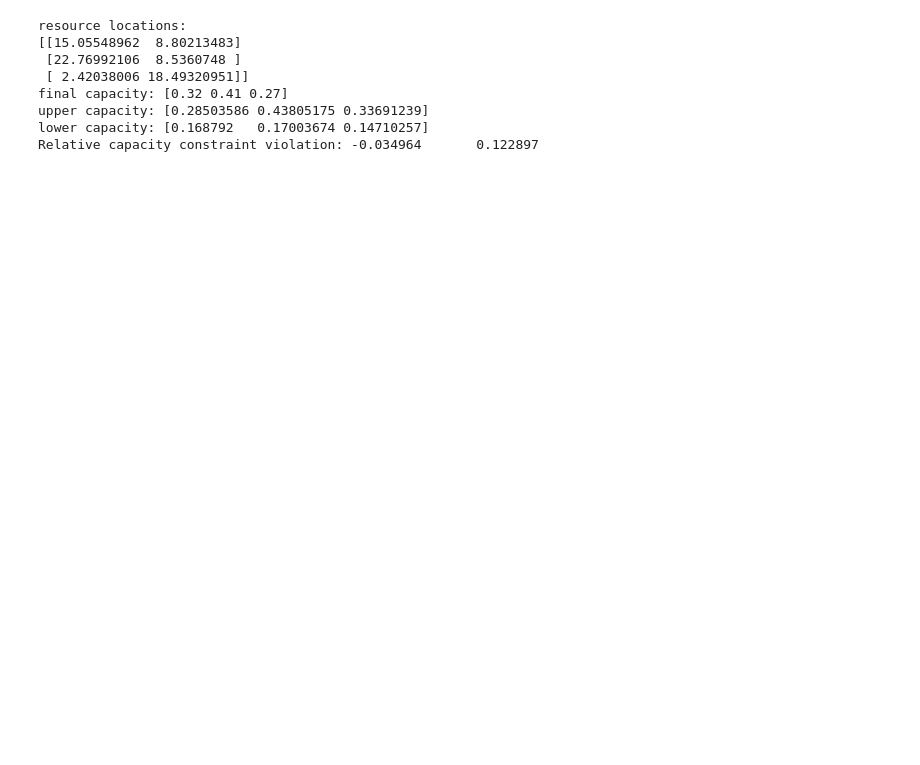
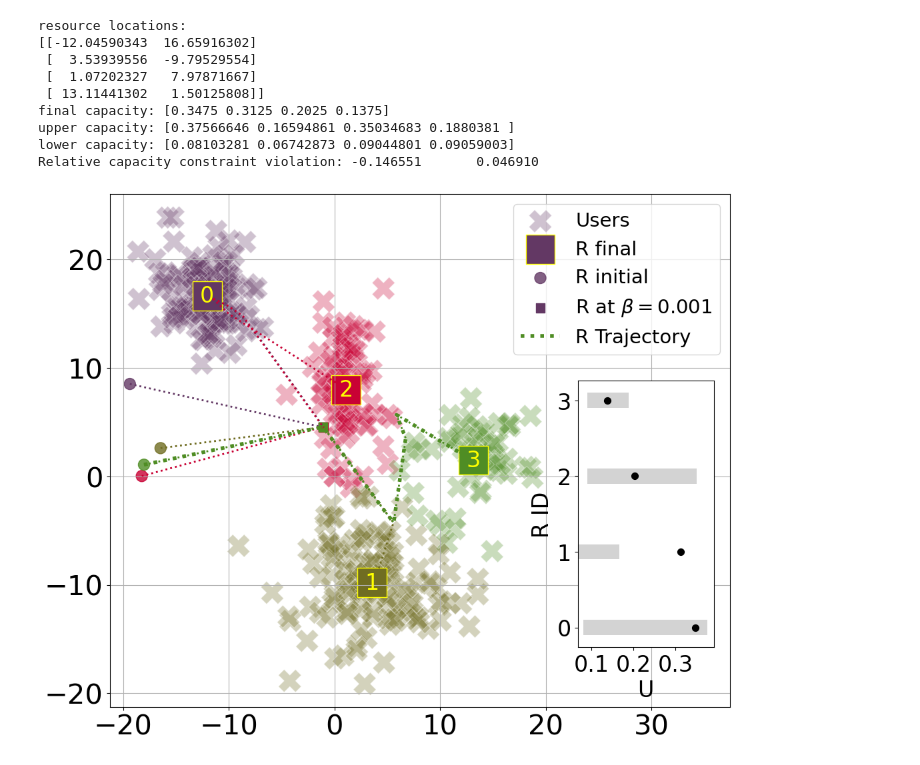
Before and after one commit to dt-1729/CBF_MEP_consRA, a Jupyter notebook: clustering_compare_annealing.ipynb, the cells around one changed output. Cells and saved outputs as stored; diff of their text form; code cells hidden in the pictures; blank space fills up the shorter version.

```diff
--- a/clustering_compare_annealing.ipynb
+++ b/clustering_compare_annealing.ipynb
@@ -208,28 +198,32 @@ b:1.311e+02     b1_min,b1_max:(0.65536, 65.536) F:16.5140
 # %%
 reload(class_flp)
 final_cap = cap_array_dac[-1]
 constr_viol_c = np.min(flp.C - final_cap)
 constr_viol_b = np.min(final_cap - flp.B)
 print(f'resource locations:\n{Y_arr_dac[-1]}')
 print(f'final capacity: {final_cap}')
 print(f'upper capacity: {flp.C}')
 print(f'lower capacity: {flp.B}')
 print(f'Relative capacity constraint violation: {constr_viol_c:.6f}\t{constr_viol_b:.6f}')
-# class_flp.plot_flp_with_capacity_1(
-#     flp, res_means, Y_arr_dac, P_arr_dac, x=np.arange(flp.M),
-#     data=cap_array_dac[-1], min_vals=flp.B, max_vals=flp.C,
-#     x_expand_factor=0.4, y_expand_factor=0.0,
-#     filedir = dir + 'Amber_Gibbs_N400M4_seed349.pdf' , isSavePDF=True,
-#     figSize=(11,8), fontSize=40, inset_loc=[0.71, 0.25, 0.18, 0.6])
+class_flp.plot_flp_with_capacity_1(
+    flp, demand_means, Y_arr_dac, P_arr_dac,
+    x=np.arange(flp.M), data=cap_array_dac[-1],
+    min_vals=flp.B, max_vals=flp.C,
+    x_expand_factor=0.4, y_expand_factor=0.0,
+    figSize=(12, 10), fontSize=30,
+    inset_loc=[0.71, 0.2, 0.17, 0.4], plotResTraj=True
+)
 # %% [output]
 resource locations:
-[[15.05548962  8.80213483]
- [22.76992106  8.5360748 ]
- [ 2.42038006 18.49320951]]
-final capacity: [0.32 0.41 0.27]
-upper capacity: [0.28503586 0.43805175 0.33691239]
-lower capacity: [0.168792   0.17003674 0.14710257]
-Relative capacity constraint violation: -0.034964       0.122897
+[[-12.04590343  16.65916302]
+ [  3.53939556  -9.79529554]
+ [  1.07202327   7.97871667]
+ [ 13.11441302   1.50125808]]
+final capacity: [0.3475 0.3125 0.2025 0.1375]
+upper capacity: [0.37566646 0.16594861 0.35034683 0.1880381 ]
+lower capacity: [0.08103281 0.06742873 0.09044801 0.09059003]
+Relative capacity constraint violation: -0.146551       0.046910
+[figure, added]
 # %%
 # savedata_dac = {'F_arr':F_arr_dac,
 #             'b_arr':b_arr_dac,
```
Also changed, not shown: parts of 26 cells of this notebook, 2 other files.
